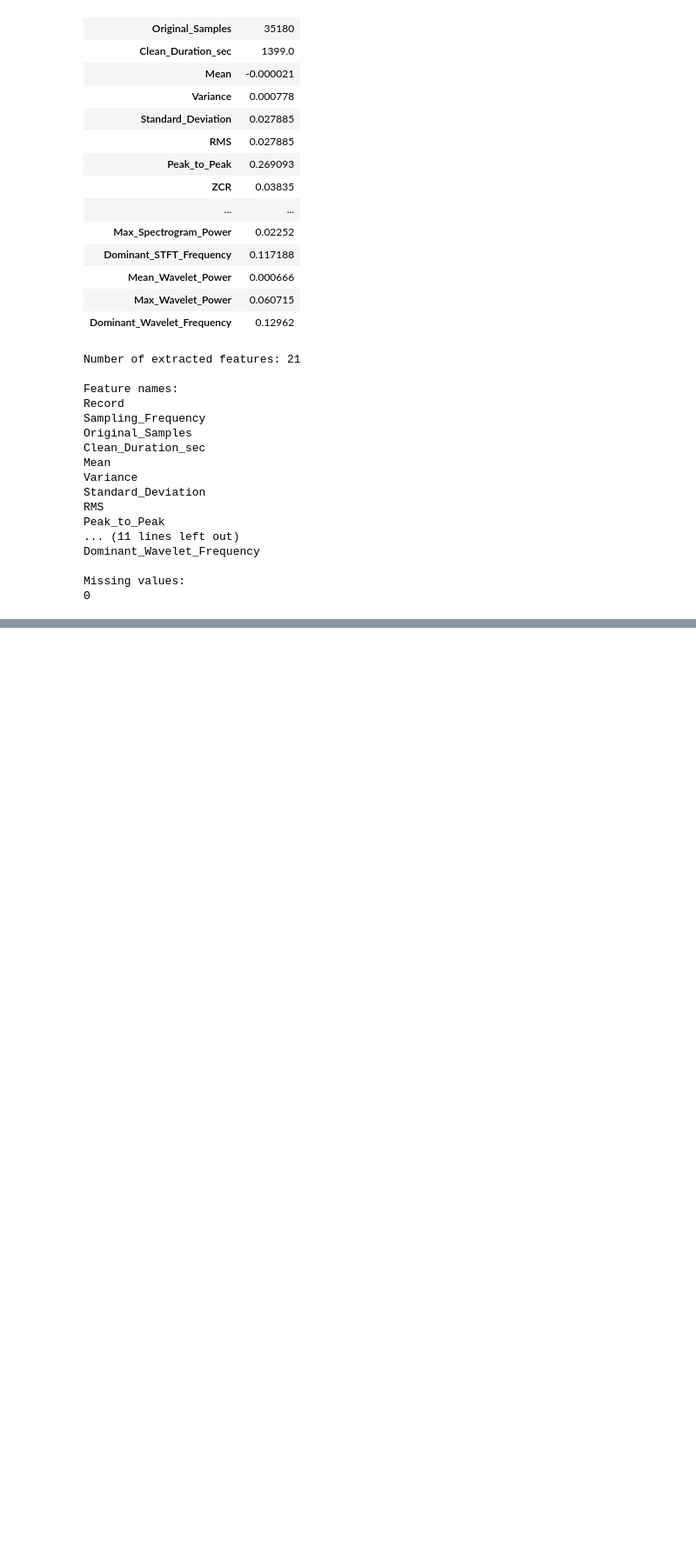
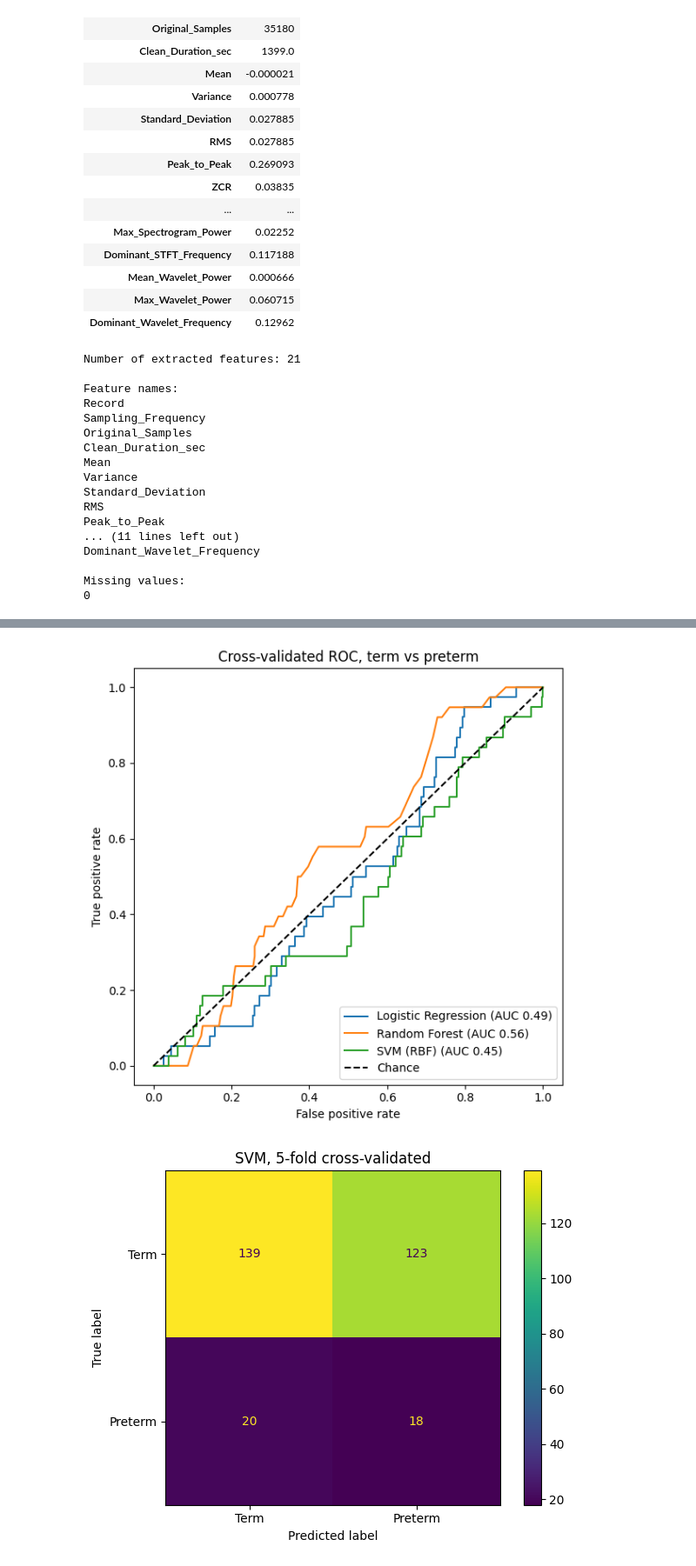
Before and after one commit to shahriarshadhin3-alt/uterine-emg-preterm-detection, a Jupyter notebook: notebooks/07_full_dataset_feature_extraction.ipynb, the cells around one changed output, grey strips where cells are left out. Shown at 87% size. Drawn from its saved outputs; the diff is of its cells as text; code cells hidden in the pictures; blank space fills up the shorter version.

```diff
--- a/notebooks/07_full_dataset_feature_extraction.ipynb
+++ b/notebooks/07_full_dataset_feature_extraction.ipynb
@@ -382,0 +769,14 @@ extract_features("tpehg1022")
+# %%
+from scipy.stats import mannwhitneyu
+from sklearn.metrics import roc_auc_score
+
+rows = []
+for col in X2.columns:
+    pre, term = X2.loc[y2 == 1, col], X2.loc[y2 == 0, col]
+    rows.append({"Feature": col,
+                 "Single_Feature_AUC": round(roc_auc_score(y2, X2[col]), 3),
+                 "p_value": round(mannwhitneyu(pre, term).pvalue, 4)})
+uni2 = pd.DataFrame(rows).sort_values("p_value")
+uni2["p_adjusted_Bonferroni"] = (uni2["p_value"] * len(uni2)).clip(upper=1).round(4)
+display(uni2.head(8))
+uni2.to_csv("/content/drive/MyDrive/uterine-emg-preterm-detection/data/univariate_tests_v2.csv", index=False)
@@ -382,0 +830,42 @@ extract_features("tpehg1022")
+# %%
+import matplotlib.pyplot as plt
+from sklearn.model_selection import StratifiedKFold, cross_val_predict
+from sklearn.metrics import roc_curve, roc_auc_score, ConfusionMatrixDisplay
+
+FIG = "/content/drive/MyDrive/uterine-emg-preterm-detection/data/"
+skf = StratifiedKFold(n_splits=5, shuffle=True, random_state=42)
+
+# Figure 1: cross-validated ROC curves, version 2 features
+plt.figure(figsize=(6, 6))
+preds = {}
+for name, model in models.items():
+    pipe = Pipeline([("scale", StandardScaler()), ("model", model)])
+    proba = cross_val_predict(pipe, X2, y2, cv=skf, method="predict_proba")[:, 1]
+    preds[name] = pipe
+    fpr, tpr, _ = roc_curve(y2, proba)
+    plt.plot(fpr, tpr, label=f"{name} (AUC {roc_auc_score(y2, proba):.2f})")
+plt.plot([0, 1], [0, 1], "k--", label="Chance")
+plt.xlabel("False positive rate"); plt.ylabel("True positive rate")
+plt.title("Cross-validated ROC, term vs preterm"); plt.legend(loc="lower right")
+plt.tight_layout(); plt.savefig(FIG + "fig1_roc_v2.png", dpi=200); plt.show()
+
+# Figure 2: confusion matrix for the SVM
+pipe_svm = Pipeline([("scale", StandardScaler()), ("model", models["SVM (RBF)"])])
+pred = cross_val_predict(pipe_svm, X2, y2, cv=skf)
+ConfusionMatrixDisplay.from_predictions(y2, pred, display_labels=["Term", "Preterm"])
+plt.title("SVM, 5-fold cross-validated"); plt.tight_layout()
+plt.savefig(FIG + "fig2_confusion_svm.png", dpi=200); plt.show()
+
+# Figure 3: the exploratory S3 feature, by recording time
+fig, axes = plt.subplots(1, 2, figsize=(9, 5), sharey=True)
+for ax, (grp, sub) in zip(axes, df2.groupby("Rec_group")):
+    ax.boxplot([sub.loc[sub["Target"] == 0, "S3_RelPower_0.3_1Hz"],
+                sub.loc[sub["Target"] == 1, "S3_RelPower_0.3_1Hz"]],
+               labels=["Term", "Preterm"])
+    ax.set_title(grp)
+axes[0].set_ylabel("S3 relative power 0.3-1 Hz")
+plt.suptitle("Exploratory finding, not corrected for multiple comparisons")
+plt.tight_layout(); plt.savefig(FIG + "fig3_s3_by_recording_time.png", dpi=200); plt.show()
+# %% [output]
+[figure, added]
+[figure, added]
```
Also changed, not shown: parts of 15 cells of this notebook.
